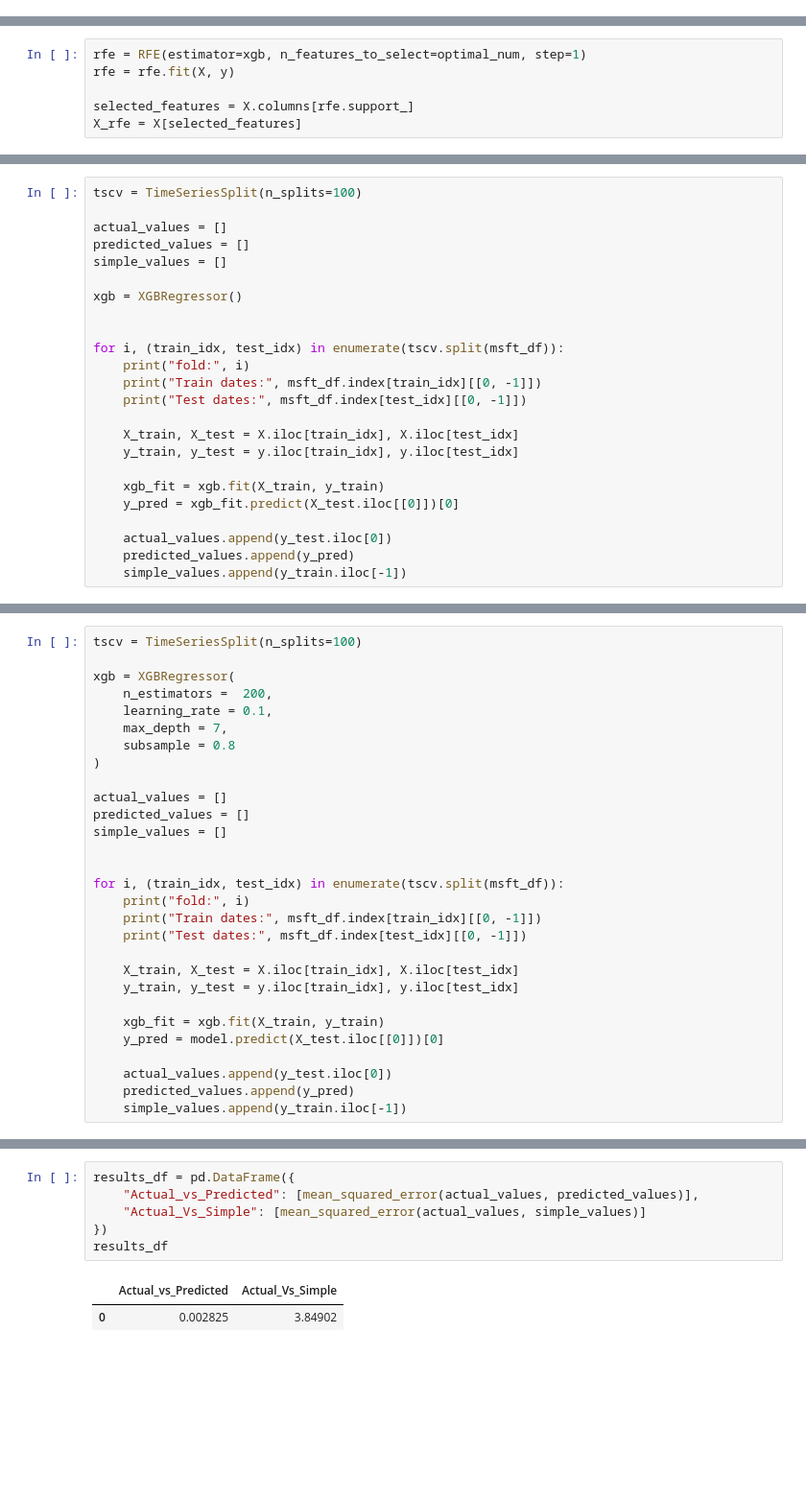
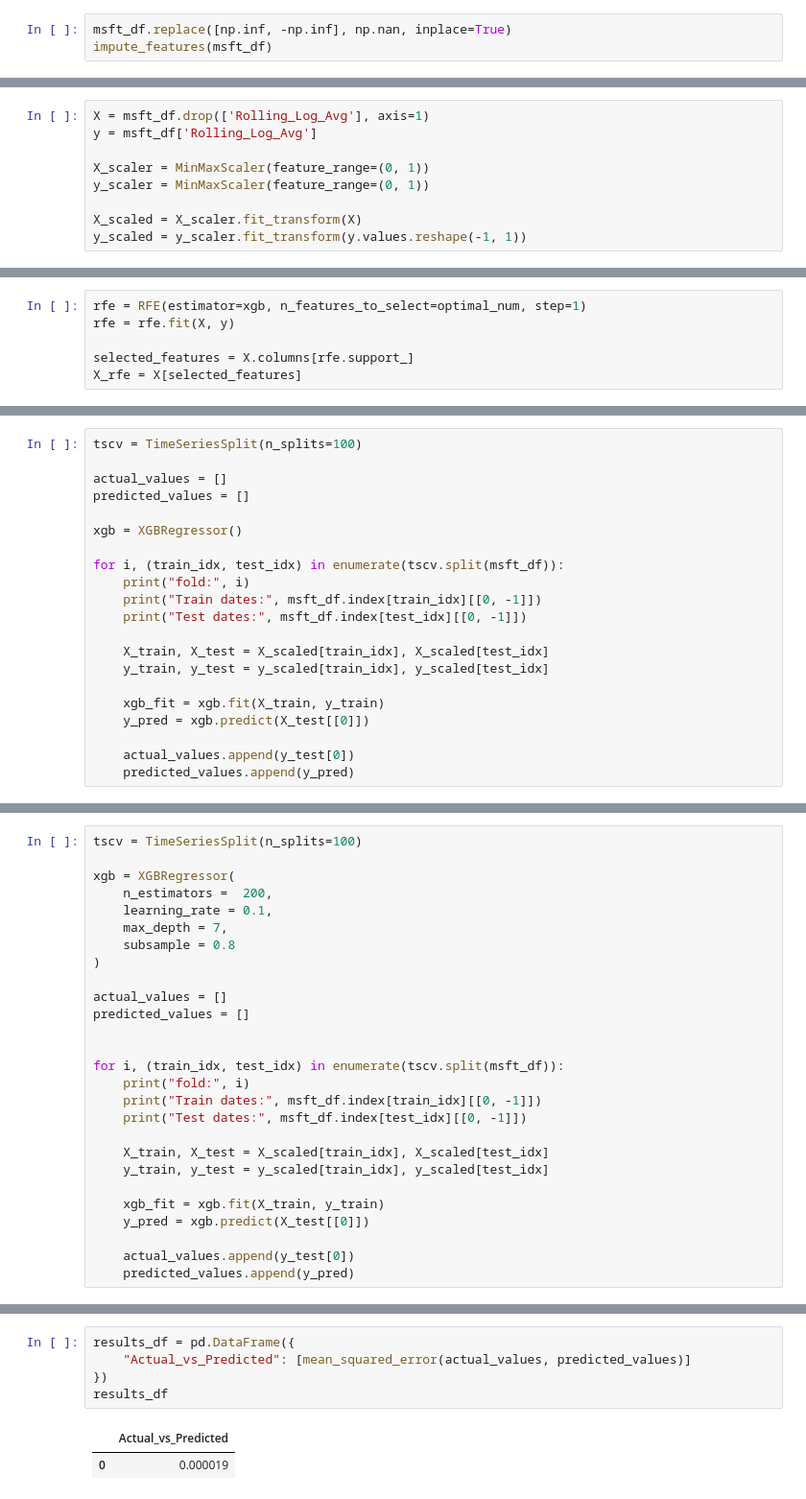
Before and after one commit to BillyBrothers/Stock_Prediction, a Jupyter notebook: Workbooks/XG_Boost_Model.ipynb, the cells around one changed output, grey strips where cells are left out. Shown at 96% size. Saved outputs shown, nothing was run; the diff lists cells and outputs as text; blank space fills up the shorter version.

Commit message:
finished XG_Boost model

```diff
--- a/Workbooks/XG_Boost_Model.ipynb
+++ b/Workbooks/XG_Boost_Model.ipynb
@@ -256,0 +402,3 @@ Amount of rows after dropping NaNs (3347, 145)
+# %%
+msft_df.replace([np.inf, -np.inf], np.nan, inplace=True)
+impute_features(msft_df)
@@ -257,3 +420,12 @@ Amount of rows after dropping NaNs (3347, 145)
+# %%
+X = msft_df.drop(['Rolling_Log_Avg'], axis=1)
+y = msft_df['Rolling_Log_Avg']
+
+X_scaler = MinMaxScaler(feature_range=(0, 1))
+y_scaler = MinMaxScaler(feature_range=(0, 1))
+
+X_scaled = X_scaler.fit_transform(X)
+y_scaled = y_scaler.fit_transform(y.values.reshape(-1, 1))
 # %% [markdown]
 # Feature Selection
 # %% [markdown]
@@ -327,22 +483,19 @@ tscv = TimeSeriesSplit(n_splits=100)
 
 actual_values = []
 predicted_values = []
-simple_values = []
 
 xgb = XGBRegressor()
-
 
 for i, (train_idx, test_idx) in enumerate(tscv.split(msft_df)):
     print("fold:", i)
     print("Train dates:", msft_df.index[train_idx][[0, -1]])
     print("Test dates:", msft_df.index[test_idx][[0, -1]])
 
-    X_train, X_test = X.iloc[train_idx], X.iloc[test_idx]
-    y_train, y_test = y.iloc[train_idx], y.iloc[test_idx]
+    X_train, X_test = X_scaled[train_idx], X_scaled[test_idx]
+    y_train, y_test = y_scaled[train_idx], y_scaled[test_idx]
 
     xgb_fit = xgb.fit(X_train, y_train)
-    y_pred = xgb_fit.predict(X_test.iloc[[0]])[0]
+    y_pred = xgb.predict(X_test[[0]])
 
-    actual_values.append(y_test.iloc[0])
+    actual_values.append(y_test[0])
     predicted_values.append(y_pred)
-    simple_values.append(y_train.iloc[-1])
@@ -382,7 +557,6 @@ xgb = XGBRegressor(
 
 actual_values = []
 predicted_values = []
-simple_values = []
 
 
 for i, (train_idx, test_idx) in enumerate(tscv.split(msft_df)):
@@ -390,12 +564,11 @@ for i, (train_idx, test_idx) in enumerate(tscv.split(msft_df)):
     print("Train dates:", msft_df.index[train_idx][[0, -1]])
     print("Test dates:", msft_df.index[test_idx][[0, -1]])
 
-    X_train, X_test = X.iloc[train_idx], X.iloc[test_idx]
-    y_train, y_test = y.iloc[train_idx], y.iloc[test_idx]
+    X_train, X_test = X_scaled[train_idx], X_scaled[test_idx]
+    y_train, y_test = y_scaled[train_idx], y_scaled[test_idx]
 
     xgb_fit = xgb.fit(X_train, y_train)
-    y_pred = model.predict(X_test.iloc[[0]])[0]
+    y_pred = xgb.predict(X_test[[0]])
 
-    actual_values.append(y_test.iloc[0])
+    actual_values.append(y_test[0])
     predicted_values.append(y_pred)
-    simple_values.append(y_train.iloc[-1])
@@ -404,9 +595,8 @@ for i, (train_idx, test_idx) in enumerate(tscv.split(msft_df)):
 # %%
 results_df = pd.DataFrame({
-    "Actual_vs_Predicted": [mean_squared_error(actual_values, predicted_values)],
-    "Actual_Vs_Simple": [mean_squared_error(actual_values, simple_values)]
+    "Actual_vs_Predicted": [mean_squared_error(actual_values, predicted_values)]
 })
 results_df
 # %% [output]
-|  | Actual_vs_Predicted | Actual_Vs_Simple |
-| 0 | 0.002825 | 3.84902 |
+|  | Actual_vs_Predicted |
+| 0 | 0.000019 |
```
Also changed, not shown: parts of 84 cells of this notebook.
